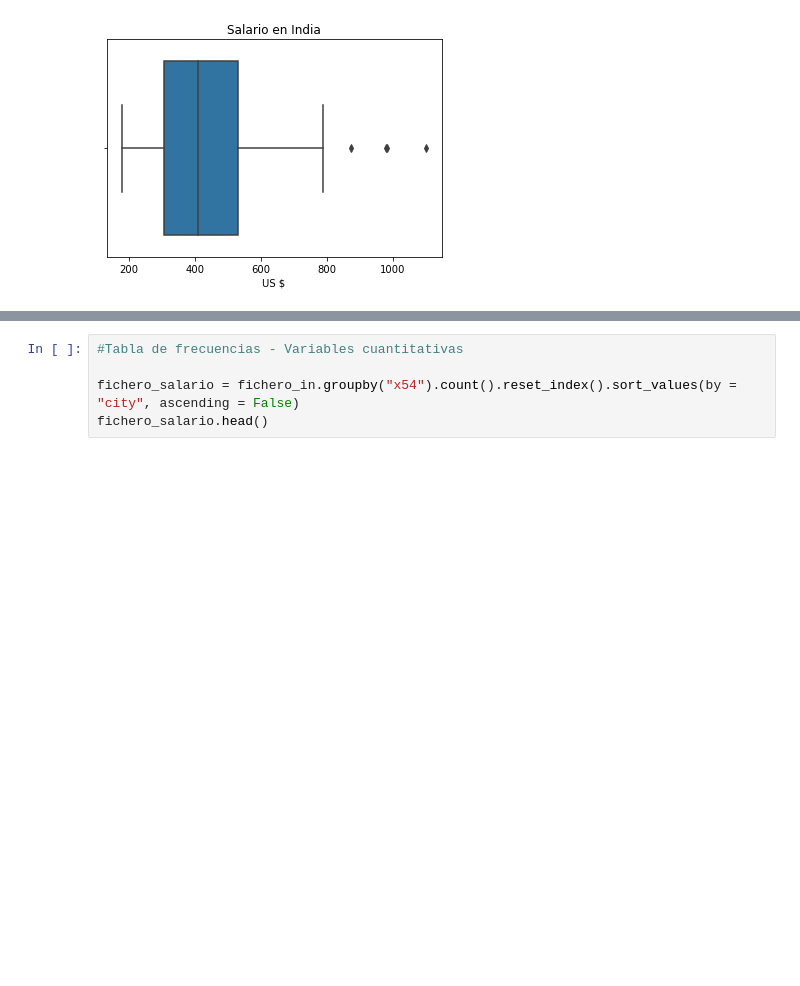
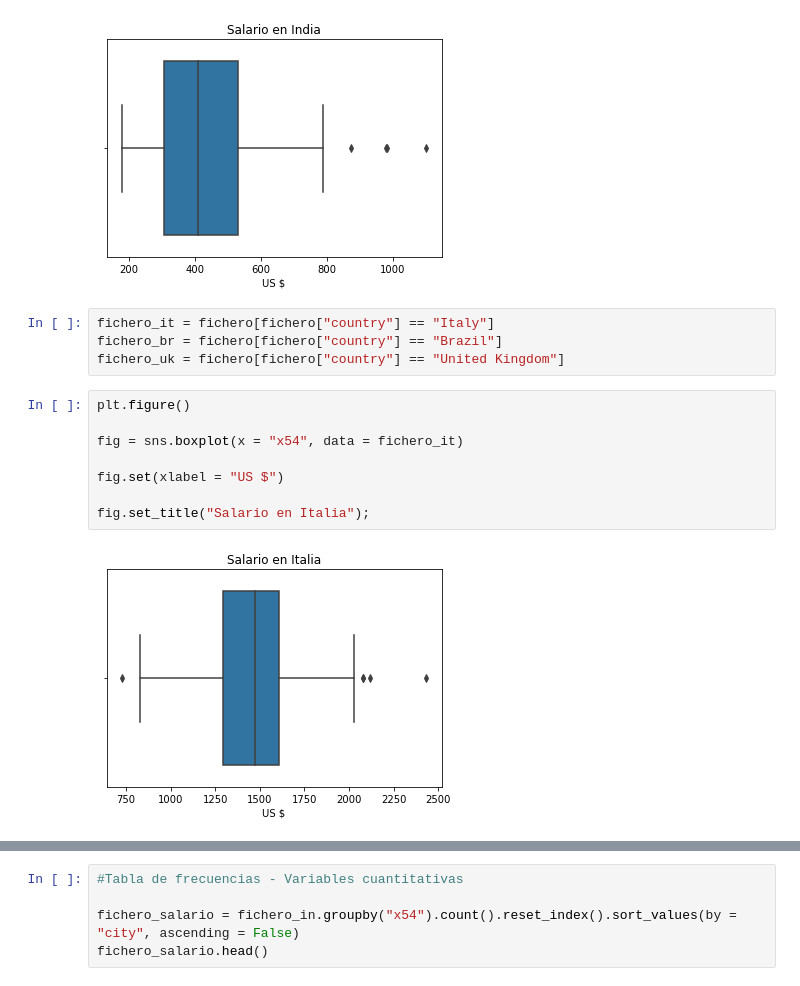
Before and after one commit to Adalab/DA-PromoC-modulo2-sprint1-VannaMina, a Jupyter notebook: ESTADISTICA/Estadística-2.ipynb, the cells around one changed output, grey strips where cells are left out. Saved outputs shown, nothing was run; the diff lists cells and outputs as text; blank space fills up the shorter version.

```diff
--- a/ESTADISTICA/Estadística-2.ipynb
+++ b/ESTADISTICA/Estadística-2.ipynb
@@ -62,3 +64,17 @@ fig.set_title("Salario en India")
 # %% [output]
 Text(0.5, 1.0, 'Salario en India')
 [figure]
+# %%
+fichero_it = fichero[fichero["country"] == "Italy"]
+fichero_br = fichero[fichero["country"] == "Brazil"]
+fichero_uk = fichero[fichero["country"] == "United Kingdom"]
+# %%
+plt.figure()
+
+fig = sns.boxplot(x = "x54", data = fichero_it)
+
+fig.set(xlabel = "US $")
+
+fig.set_title("Salario en Italia");
+# %% [output]
+[figure, added]
```
Also changed, not shown: parts of 11 cells of this notebook, 2 other files.
